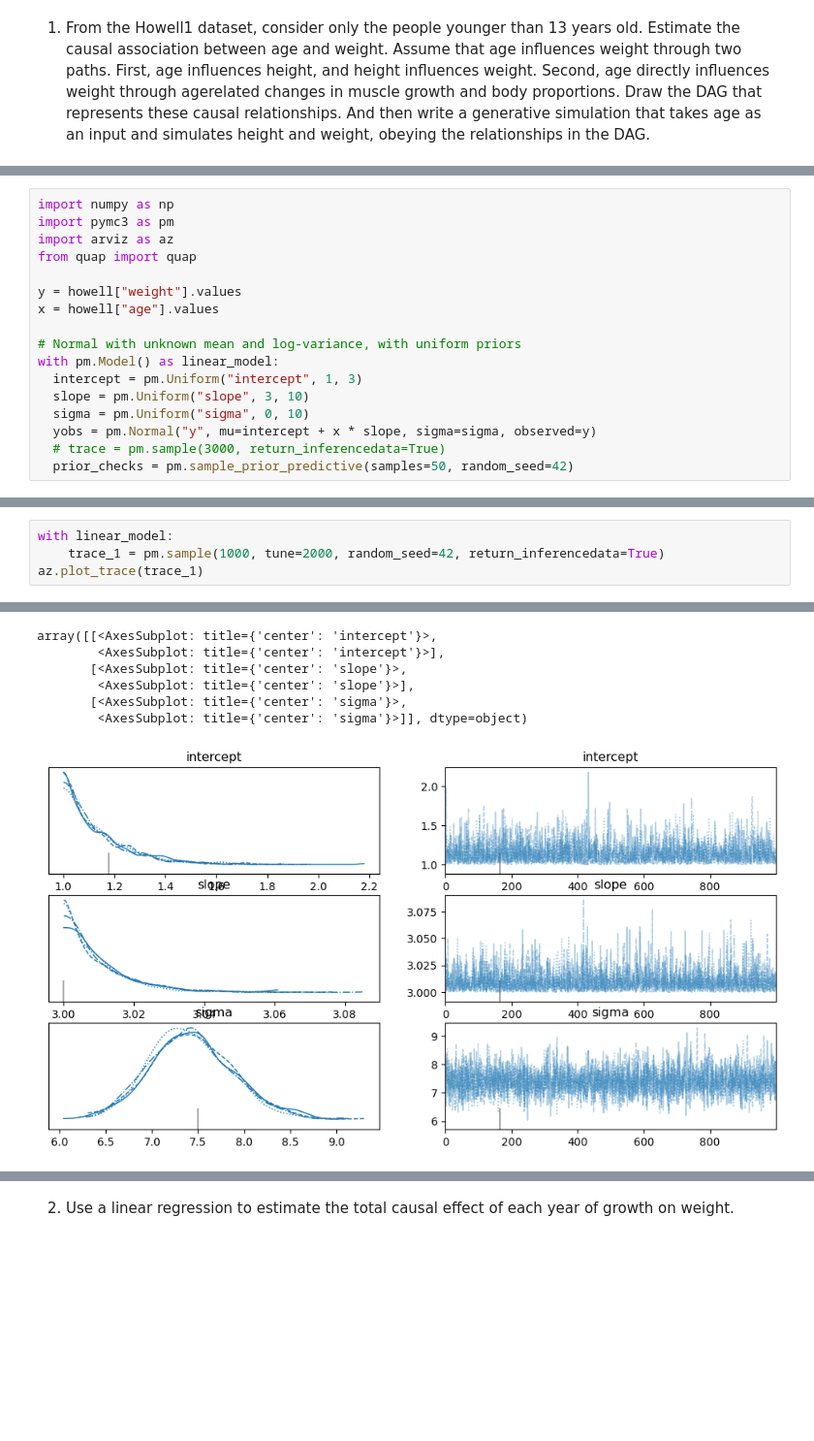
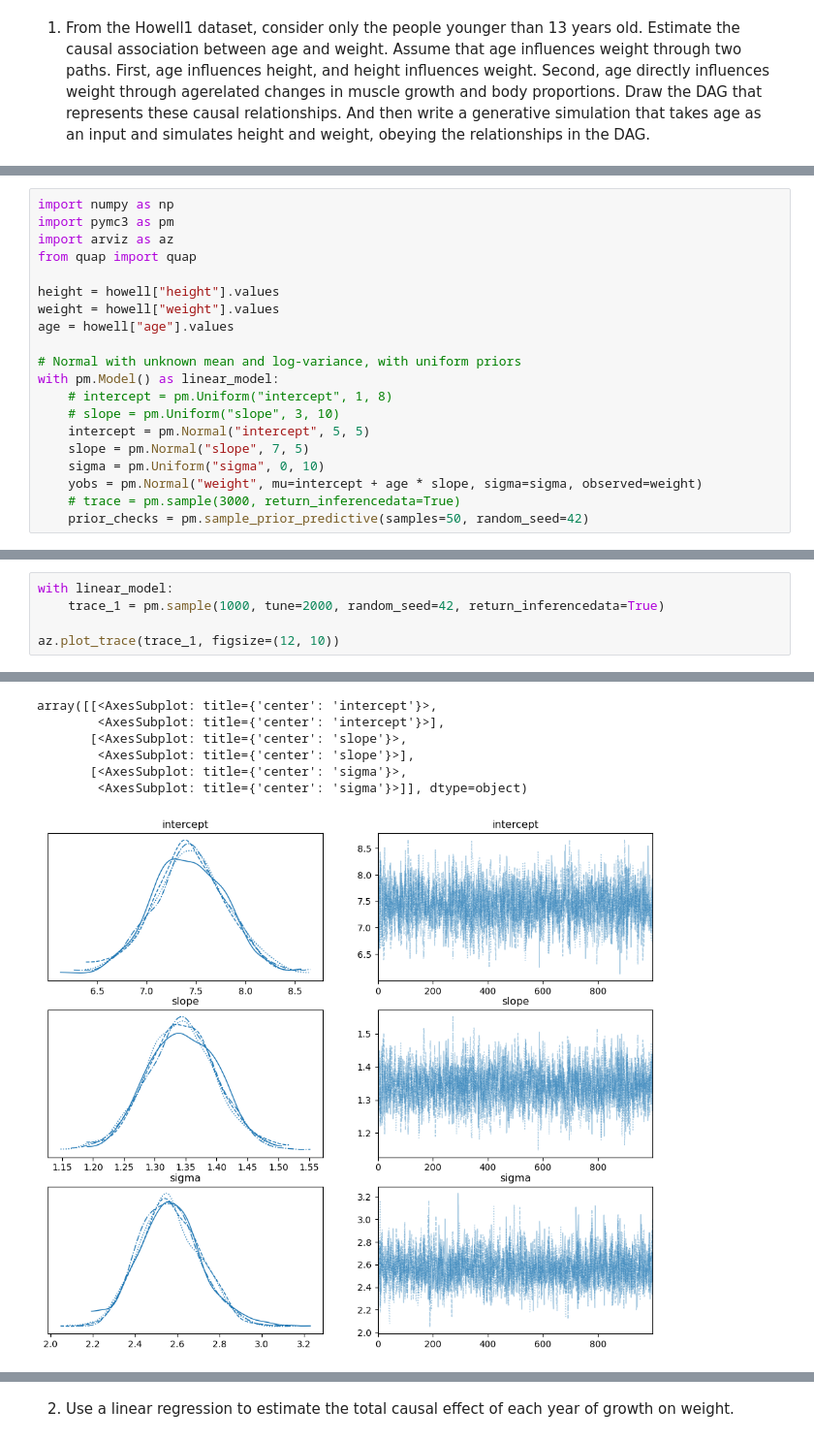
Before and after one commit to david26694/stats-rethinking, a Jupyter notebook: week02/exploration.ipynb, the cells around one changed output, grey strips where cells are left out. Shown at 97% size. Saved outputs shown, nothing was run; the diff lists cells and outputs as text; blank space fills up the shorter version.

```diff
--- a/week02/exploration.ipynb
+++ b/week02/exploration.ipynb
@@ -34,15 +55,18 @@ import pymc3 as pm
 import arviz as az
 from quap import quap
 
-y = howell["weight"].values
-x = howell["age"].values
+height = howell["height"].values
+weight = howell["weight"].values
+age = howell["age"].values
 
 # Normal with unknown mean and log-variance, with uniform priors
 with pm.Model() as linear_model:
-  intercept = pm.Uniform("intercept", 1, 3)
-  slope = pm.Uniform("slope", 3, 10)
-  sigma = pm.Uniform("sigma", 0, 10)
-  yobs = pm.Normal("y", mu=intercept + x * slope, sigma=sigma, observed=y)
-  # trace = pm.sample(3000, return_inferencedata=True)
-  prior_checks = pm.sample_prior_predictive(samples=50, random_seed=42)
+    # intercept = pm.Uniform("intercept", 1, 8)
+    # slope = pm.Uniform("slope", 3, 10)
+    intercept = pm.Normal("intercept", 5, 5)
+    slope = pm.Normal("slope", 7, 5)
+    sigma = pm.Uniform("sigma", 0, 10)
+    yobs = pm.Normal("weight", mu=intercept + age * slope, sigma=sigma, observed=weight)
+    # trace = pm.sample(3000, return_inferencedata=True)
+    prior_checks = pm.sample_prior_predictive(samples=50, random_seed=42)
 # %%
@@ -65,7 +89,8 @@ ax.set_title("Prior predictive checks -- Flat priors");
 # %%
 with linear_model:
     trace_1 = pm.sample(1000, tune=2000, random_seed=42, return_inferencedata=True)
-az.plot_trace(trace_1)
+
+az.plot_trace(trace_1, figsize=(12, 10))
 # %% [output]
 Auto-assigning NUTS sampler...
 Initializing NUTS using jitter+adapt_diag...
@@ -77,10 +101,10 @@ There was 1 divergence after tuning. Increase `target_accept` or reparameterize.
 array([[<AxesSubplot: title={'center': 'intercept'}>,
         <AxesSubplot: title={'center': 'intercept'}>],
        [<AxesSubplot: title={'center': 'slope'}>,
         <AxesSubplot: title={'center': 'slope'}>],
        [<AxesSubplot: title={'center': 'sigma'}>,
         <AxesSubplot: title={'center': 'sigma'}>]], dtype=object)
-[figure, old version]
+[figure, new version]
 # %%
 with linear_model:
     ppc = pm.sample_posterior_predictive(
```
Also changed, not shown: parts of 13 cells of this notebook, 3 other files.
